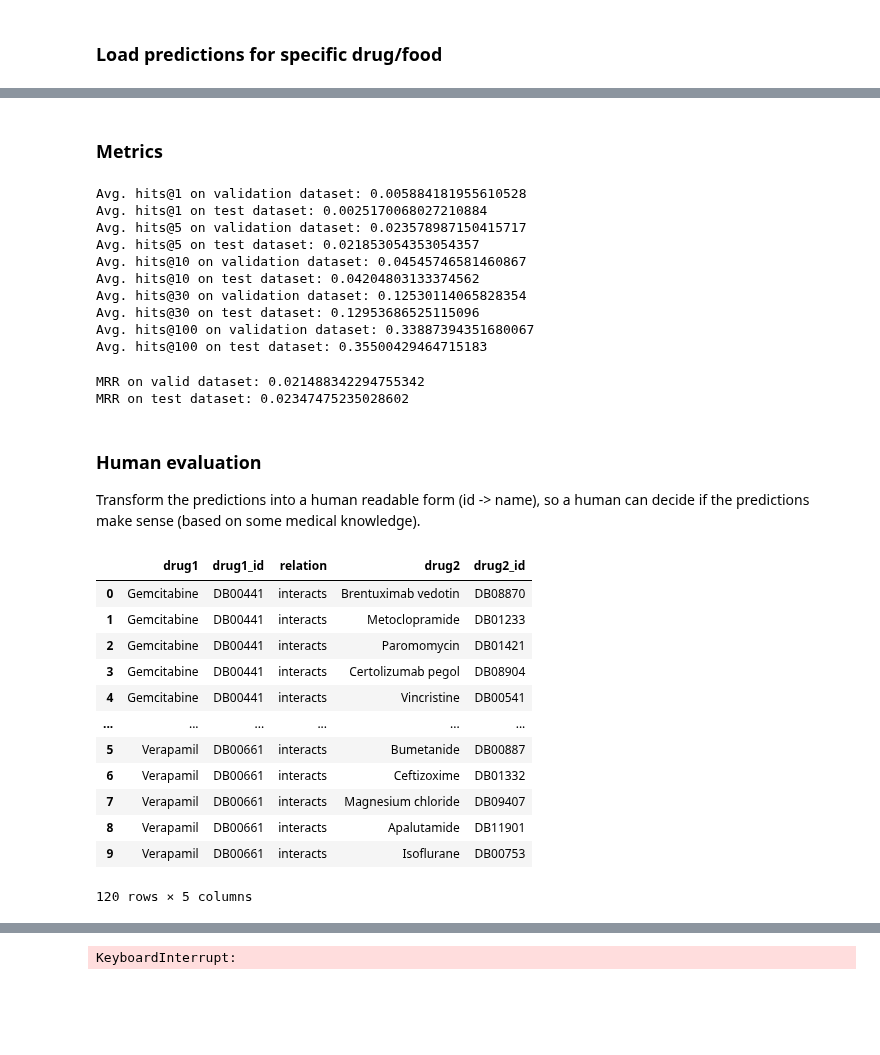
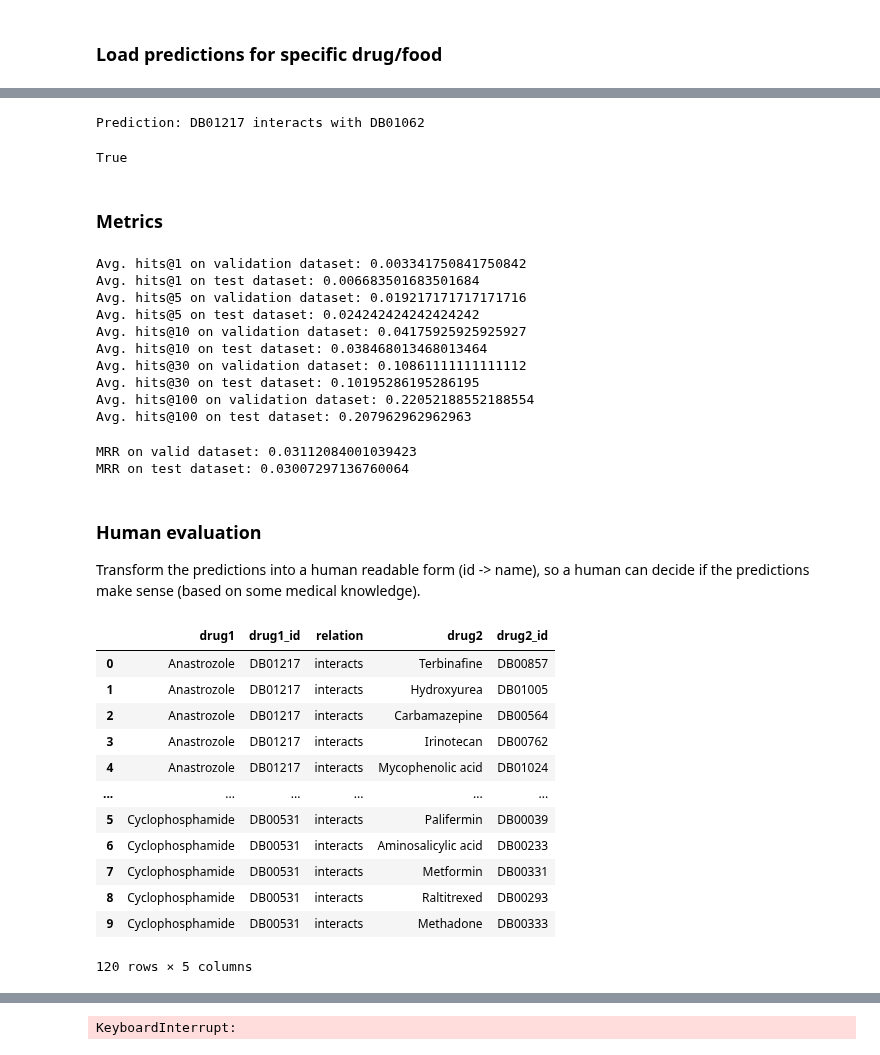
Before and after one commit to marketakrenkova/drug-interaction-prediction, a Jupyter notebook: data_processing/prediction_processing.ipynb, the cells around one changed output, grey strips where cells are left out. Drawn from its saved outputs; the diff is of its cells as text; code cells hidden in the pictures; blank space fills up the shorter version.

```diff
--- a/data_processing/prediction_processing.ipynb
+++ b/data_processing/prediction_processing.ipynb
@@ -7,8 +7,8 @@ import json
 prediction_dir = '../predictions/'
 triplets_dir = '../data/triplets/'
 drugbank_dir = '../data/drugbank/'
-specification = 'best_pipeline3'
-data_dir = '/drugbank/'
+specification = 'best_pipeline4'
+data_dir = '/interactions/'
 food_compounds_names_path = '../data/triplets/compounds_names.tsv'
 model_name = 'rotate_'
 # %% [markdown]
@@ -259,3 +245,12 @@ tmp[tmp.index == 'DB00921']
+# %%
+data = 'drugbank'
+idx = 'DB01217'
+snd_idx = 'DB01062'
+print('Prediction:', idx, 'interacts with', snd_idx)
+check_known_triplets(idx, snd_idx, data)
+# %% [output]
+Prediction: DB01217 interacts with DB01062
+True
 # %% [markdown]
 ### Metrics
 # %%
@@ -309,16 +304,16 @@ compute_hits_at_k(common_drugs_ids, prediction_dir, specification, model_name, d
 compute_hits_at_k(common_drugs_ids, prediction_dir, specification, model_name, data_dir, triplets_dir, 30)
 compute_hits_at_k(common_drugs_ids, prediction_dir, specification, model_name, data_dir, triplets_dir, 100)
 # %% [output]
-Avg. hits@1 on validation dataset: 0.005884181955610528
-Avg. hits@1 on test dataset: 0.0025170068027210884
-Avg. hits@5 on validation dataset: 0.023578987150415717
-Avg. hits@5 on test dataset: 0.021853054353054357
-Avg. hits@10 on validation dataset: 0.04545746581460867
-Avg. hits@10 on test dataset: 0.04204803133374562
-Avg. hits@30 on validation dataset: 0.12530114065828354
-Avg. hits@30 on test dataset: 0.12953686525115096
-Avg. hits@100 on validation dataset: 0.33887394351680067
-Avg. hits@100 on test dataset: 0.35500429464715183
+Avg. hits@1 on validation dataset: 0.003341750841750842
+Avg. hits@1 on test dataset: 0.006683501683501684
+Avg. hits@5 on validation dataset: 0.019217171717171716
+Avg. hits@5 on test dataset: 0.024242424242424242
+Avg. hits@10 on validation dataset: 0.04175925925925927
+Avg. hits@10 on test dataset: 0.038468013468013464
+Avg. hits@30 on validation dataset: 0.10861111111111112
+Avg. hits@30 on test dataset: 0.10195286195286195
+Avg. hits@100 on validation dataset: 0.22052188552188554
+Avg. hits@100 on test dataset: 0.207962962962963
 # %%
 # MRR (https://en.wikipedia.org/wiki/Mean_reciprocal_rank)
 # if the predicted triplet isn't in the first 100 test data -> index = 100
@@ -371,51 +366,60 @@ def compute_mrr(common_drugs_ids, prediction_dir, specification, model_name, dat
 # %%
 compute_mrr(common_drugs_ids, prediction_dir, specification, model_name, data_dir, triplets_dir)
 # %% [output]
-MRR on valid dataset: 0.021488342294755342
-MRR on test dataset: 0.02347475235028602
+MRR on valid dataset: 0.03112084001039423
+MRR on test dataset: 0.03007297136760064
 # %% [markdown]
 ### Human evaluation
 Transform the predictions into a human readable form (id -> name), so a human can decide if the predictions make sense (based on some medical knowledge).
 # %%
 predictions_human_all = pd.DataFrame()
 
 for drug_id in common_drugs_ids:
-#     prediction_file = prediction_dir + specification + data_dir + model_name + drug_id + '_interacts_' + specification + '.csv'
-    prediction_file = prediction_dir + specification + data_dir + 'common_preds/common_preds_' + drug_id + '.csv'
+    prediction_file = prediction_dir + specification + data_dir + model_name + drug_id + '_interacts_' + specification + '.csv'
+#     prediction_file = prediction_dir + specification + data_dir + 'common_preds/common_preds_' + drug_id + '.csv'
     predictions = get_predictions(prediction_file)
 
     if predictions is None:
         continue
+
+    # filter out known triplets
+    for row in predictions.iterrows():
+        snd_idx = row[1].tail_label
+        known_triplet = check_known_triplets(drug, snd_idx, 'interactions')
+
+        if known_triplet:
+            predictions.drop(row[0])
+
 
     predictions_human = pd.DataFrame()
     k = 10
 
     predictions = predictions.head(k)
     drug_name = drug_id_map_dict[drug_id]
     tail_names = assign_names(predictions)
 
     predictions_human['drug1'] = list(itertools.repeat(drug_name, k))
     predictions_human['drug1_id'] = list(itertools.repeat(drug_id, k))
     predictions_human['relation'] = list(itertools.repeat('interacts', k))
     predictions_human['drug2'] = tail_names
     predictions_human['drug2_id'] = predictions.tail_label.values
 
     predictions_human_all = pd.concat([predictions_human_all, predictions_human])
 
 predictions_human_all
 # %% [output]
 |  | drug1 | drug1_id | relation | drug2 | drug2_id |
-| 0 | Gemcitabine | DB00441 | interacts | Brentuximab vedotin | DB08870 |
-| 1 | Gemcitabine | DB00441 | interacts | Metoclopramide | DB01233 |
-| 2 | Gemcitabine | DB00441 | interacts | Paromomycin | DB01421 |
-| 3 | Gemcitabine | DB00441 | interacts | Certolizumab pegol | DB08904 |
-| 4 | Gemcitabine | DB00441 | interacts | Vincristine | DB00541 |
+| 0 | Anastrozole | DB01217 | interacts | Terbinafine | DB00857 |
+| 1 | Anastrozole | DB01217 | interacts | Hydroxyurea | DB01005 |
+| 2 | Anastrozole | DB01217 | interacts | Carbamazepine | DB00564 |
+| 3 | Anastrozole | DB01217 | interacts | Irinotecan | DB00762 |
+| 4 | Anastrozole | DB01217 | interacts | Mycophenolic acid | DB01024 |
 | ... | ... | ... | ... | ... | ... |
-| 5 | Verapamil | DB00661 | interacts | Bumetanide | DB00887 |
-| 6 | Verapamil | DB00661 | interacts | Ceftizoxime | DB01332 |
-| 7 | Verapamil | DB00661 | interacts | Magnesium chloride | DB09407 |
-| 8 | Verapamil | DB00661 | interacts | Apalutamide | DB11901 |
-| 9 | Verapamil | DB00661 | interacts | Isoflurane | DB00753 |
+| 5 | Cyclophosphamide | DB00531 | interacts | Palifermin | DB00039 |
+| 6 | Cyclophosphamide | DB00531 | interacts | Aminosalicylic acid | DB00233 |
+| 7 | Cyclophosphamide | DB00531 | interacts | Metformin | DB00331 |
+| 8 | Cyclophosphamide | DB00531 | interacts | Raltitrexed | DB00293 |
+| 9 | Cyclophosphamide | DB00531 | interacts | Methadone | DB00333 |
 120 rows × 5 columns
 # %%
 predictions_human_all_food = pd.DataFrame()
```
Also changed, not shown: parts of 7 cells of this notebook, 1 other file.
